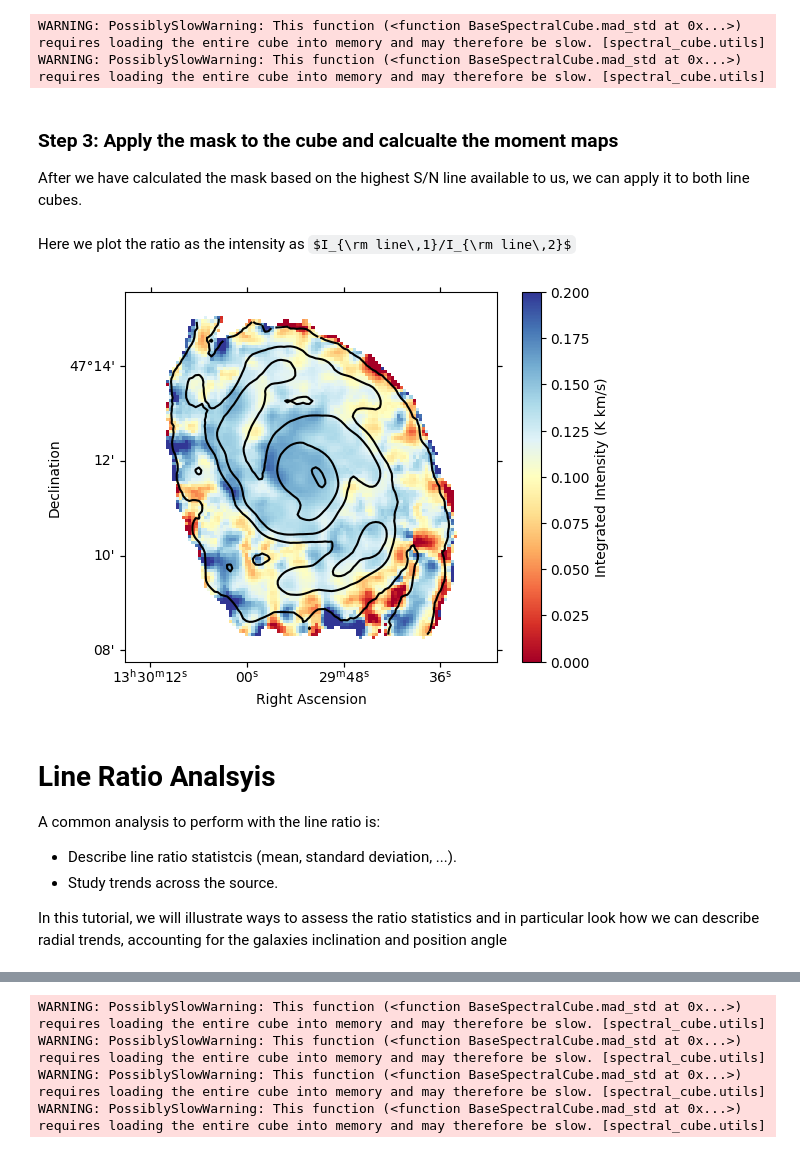
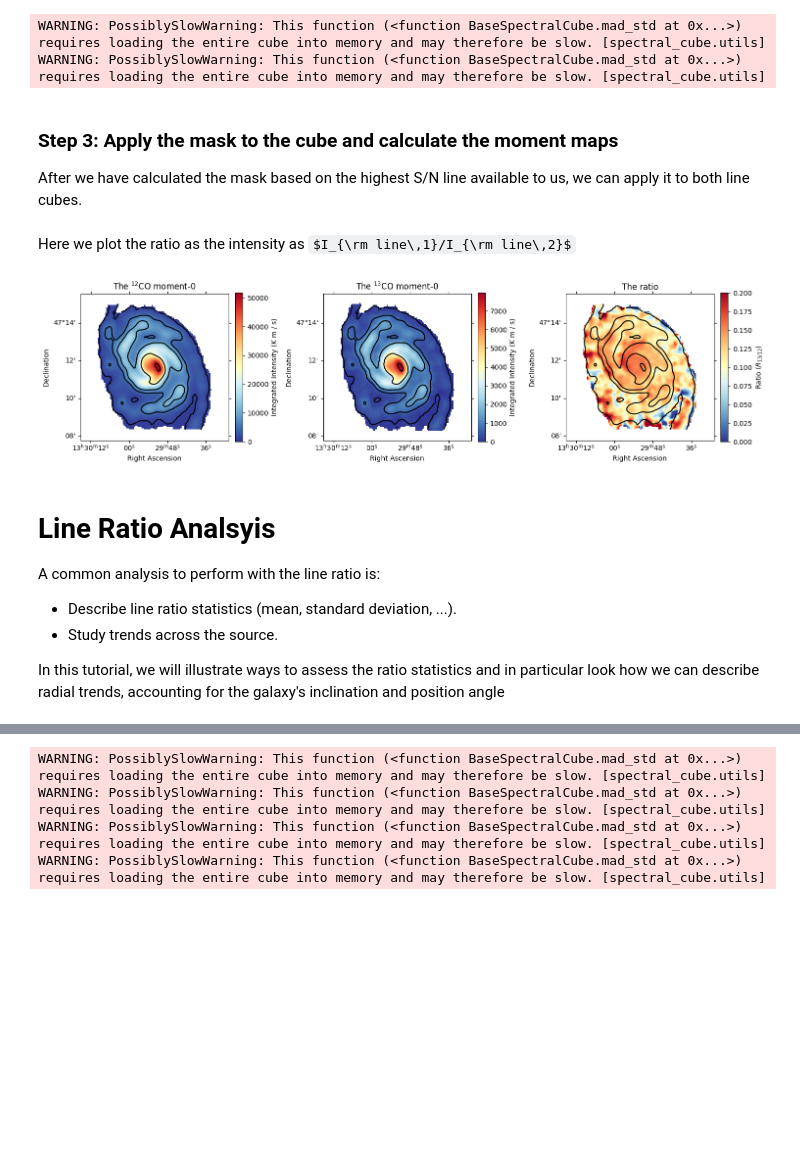
Before and after one commit to Smithsonian/sma-science-tutorials, a Jupyter notebook: Tutorial_1c_Line_Ratios.ipynb, the cells around one changed output, grey strips where cells are left out. Cells and saved outputs as stored; diff of their text form; code cells hidden in the pictures; some formulas as TeX source; blank space fills up the shorter version.

```diff
--- a/Tutorial_1c_Line_Ratios.ipynb
+++ b/Tutorial_1c_Line_Ratios.ipynb
@@ -36,9 +37,6 @@ Beam 13CO1-0: 26 as
 We see that the 13CO is at a coarser resolution, therefore, we need to convolve the 12CO2-1 map.
 # %%
-as_13co=cube_13co.header['BMAJ']*3600
-beam = radio_beam.Beam(major=as_13co*u.arcsec, minor=as_13co*u.arcsec, pa=0*u.deg)
-cube_12co_convolved = cube_12co.convolve_to(beam)
-#new_cube = cube.convolve_to(common_beam)
+cube_12co_convolved = cube_12co.convolve_to(cube_13co.beam)
 # %% [output]
 WARNING: PossiblySlowWarning: This function (<function BaseSpectralCube.convolve_to at 0x...>) requires loading the entire cube into memory and may therefore be slow. [spectral_cube.utils]
 # %% [markdown]
@@ -116,7 +120,7 @@ structure_spec[1, 1] = True
 
 # Add 1 spectral element on each side of the spatial structure.
 # np.dstack stacks the arrays along a new 3rd dimension:
-structure = np.dstack([structure_spec, structure, structure_spec])
+structure = np.swapaxes(np.dstack([structure_spec, structure, structure_spec]), 0, 2)
 
 # With scipy.ndimage:
 # import scipy.ndimage as nd
@@ -126,7 +130,7 @@ signal_mask = nd.binary_dilation(signal_mask, structure=structure, iterations=1)
 WARNING: PossiblySlowWarning: This function (<function BaseSpectralCube.mad_std at 0x...>) requires loading the entire cube into memory and may therefore be slow. [spectral_cube.utils]
 WARNING: PossiblySlowWarning: This function (<function BaseSpectralCube.mad_std at 0x...>) requires loading the entire cube into memory and may therefore be slow. [spectral_cube.utils]
 # %% [markdown]
-### Step 3: Apply the mask to the cube and calcualte the moment maps
+### Step 3: Apply the mask to the cube and calculate the moment maps
 
 After we have calculated the mask based on the highest S/N line available to us, we can apply it to both line cubes.
 # %%
@@ -138,23 +142,53 @@ masked_moment0_13co = masked_cube_13co.moment0()
 # %% [markdown]
 Here we plot the ratio as the intensity as $I_{\rm line\,1}/I_{\rm line\,2}$
 # %%
-ax = plt.subplot(projection=masked_moment0_13co.wcs)
-im = ax.imshow(masked_moment0_13co.value/masked_moment0_12co.value, origin='lower', vmax=.2, vmin=0,cmap='RdYlBu_r')
-cbar = plt.colorbar(im)
-cbar.set_label('Integrated Intensity (K km/s)')
+plt.figure(figsize=(15,5))
+#-------------------------------------------------------------------------
+# Plot the 12CO(2-1) intensity
+ax = plt.subplot(1,3,1,projection=masked_moment0_13co.wcs)
+im = ax.imshow(masked_moment0_12co.value, origin='lower',  vmin=0,cmap='RdYlBu_r')
+cbar = plt.colorbar(im, ax=ax, fraction=0.046, pad=0.04)
+cbar.set_label(f'Integrated Intensity ({masked_moment0_12co.unit})')
 ax.contour(masked_moment0_12co.value/1000, colors='k', levels=[1,5,10,25,50,80])
 
 ax.set_ylabel('Declination')
 ax.set_xlabel('Right Ascension')
+ax.set_title(r'The $^{12}$CO moment-0')
+
+
+#-------------------------------------------------------------------------
+ax = plt.subplot(1,3,2,projection=masked_moment0_13co.wcs)
+im = ax.imshow(masked_moment0_13co.value, origin='lower',vmin=0,cmap='RdYlBu_r')
+cbar = plt.colorbar(im, ax=ax, fraction=0.046, pad=0.04)
+cbar.set_label(f'Integrated Intensity ({masked_moment0_13co.unit})')
+ax.contour(masked_moment0_12co.value/1000, colors='k', levels=[1,5,10,25,50,80])
+
+ax.set_ylabel('Declination')
+ax.set_xlabel('Right Ascension')
+ax.set_title(r'The $^{13}$CO moment-0')
+
+#-------------------------------------------------------------------------
+
+ax = plt.subplot(1,3,3,projection=masked_moment0_13co.wcs)
+im = ax.imshow(masked_moment0_13co.value/masked_moment0_12co.value, origin='lower', vmax=.2, vmin=0,cmap='RdYlBu_r')
+cbar = plt.colorbar(im, ax=ax, fraction=0.046, pad=0.04)
+cbar.set_label(r'Ratio ($R_{13/12}$)')
+ax.contour(masked_moment0_12co.value/1000, colors='k', levels=[1,5,10,25,50,80])
+
+ax.set_ylabel('Declination')
+ax.set_xlabel('Right Ascension')
+ax.set_title('The ratio')
+
+plt.tight_layout()
 # %% [output]
-[figure, old version]
+[figure, new version]
 # %% [markdown]
 # Line Ratio Analsyis
 A common analysis to perform with the line ratio is:
-* Describe line ratio statistcis (mean, standard deviation, ...).
+* Describe line ratio statistics (mean, standard deviation, ...).
 * Study trends across the source.
 
-In this tutorial, we will illustrate ways to assess the ratio statistics and in particular look how we can describe radial trends, accounting for the galaxies inclination and position angle
+In this tutorial, we will illustrate ways to assess the ratio statistics and in particular look how we can describe radial trends, accounting for the galaxy's inclination and position angle
 # %% [markdown]
 ### i) Uncertainty of the Line Ratio Measurement
 
```
Also changed, not shown: parts of 20 cells of this notebook.
